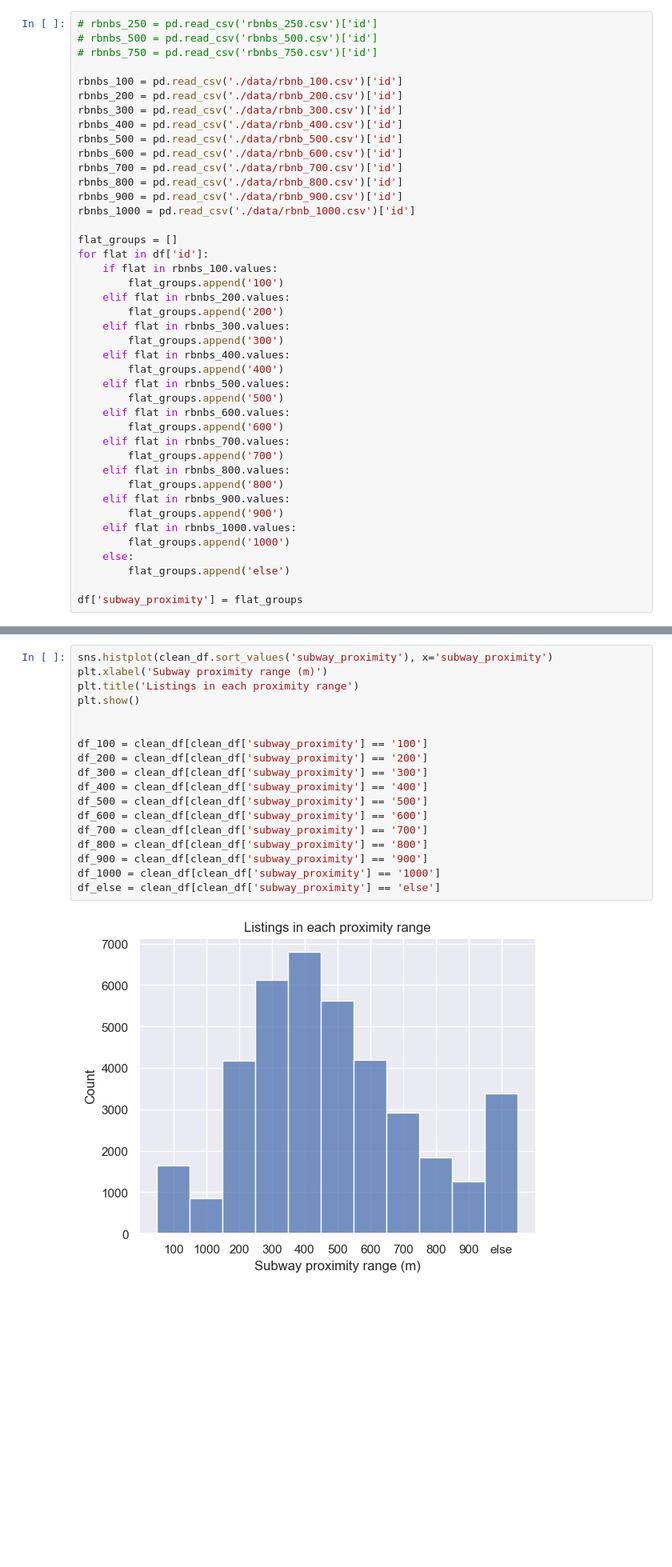
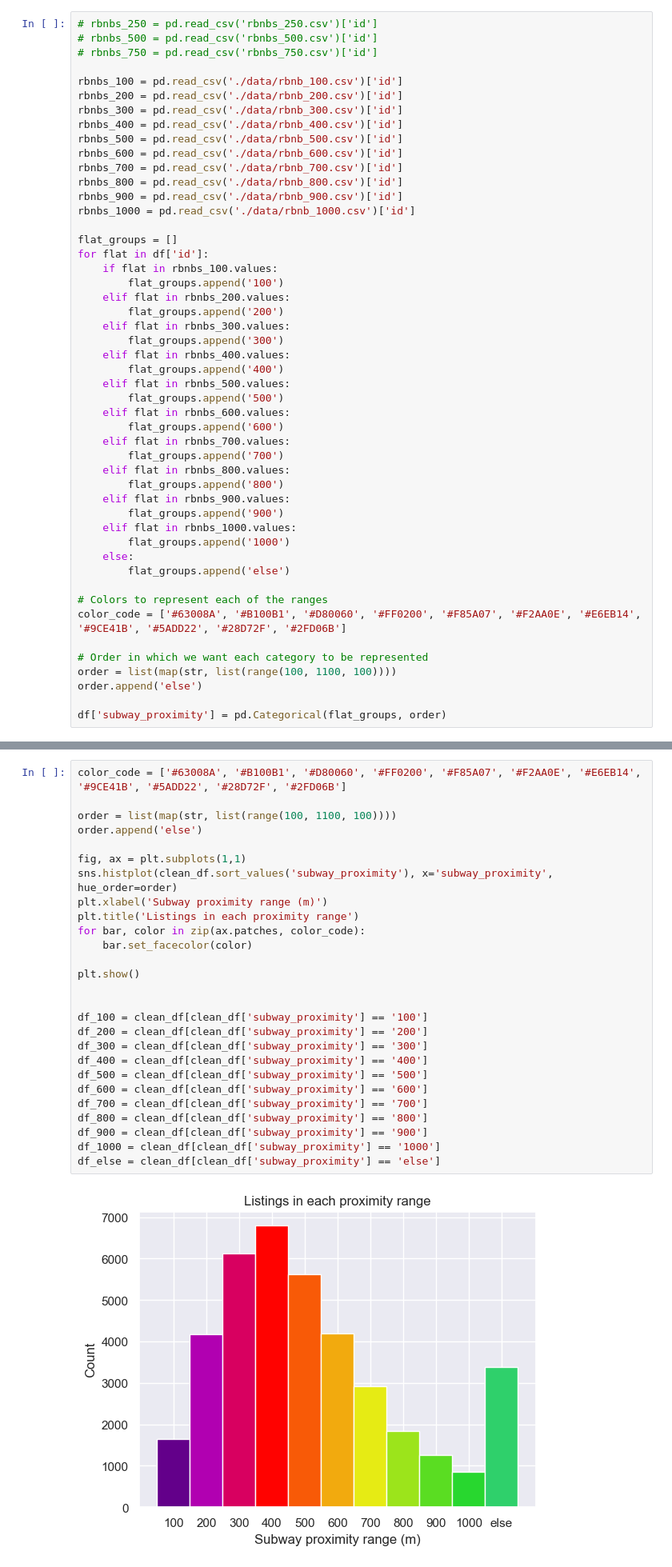
Before and after one commit to Plunksbar/VA-Final_Lab, a Jupyter notebook: data_exploration.ipynb, the cells around one changed output, grey strips where cells are left out. Shown at 80% size. Drawn from its saved outputs; the diff is of its cells as text; blank space fills up the shorter version.

Commit message:
Color-codes

```diff
--- a/data_exploration.ipynb
+++ b/data_exploration.ipynb
@@ -73,4 +73,11 @@ for flat in df['id']:
     else:
         flat_groups.append('else')
 
-df['subway_proximity'] = flat_groups
+# Colors to represent each of the ranges
+color_code = ['#63008A', '#B100B1', '#D80060', '#FF0200', '#F85A07', '#F2AA0E', '#E6EB14', '#9CE41B', '#5ADD22', '#28D72F', '#2FD06B']
+
+# Order in which we want each category to be represented
+order = list(map(str, list(range(100, 1100, 100))))
+order.append('else')
+
+df['subway_proximity'] = pd.Categorical(flat_groups, order)
@@ -310,22 +315,31 @@ clean_df.head(5)
 | 4 | 5022 | Entire Apt: Spacious Studio/Loft ... | 7192 | Laura | Manhattan | East Harlem | 40.79851 | -73.94399 | ... |
 | 5 | 5099 | Large Cozy 1 BR Apartment In Midt... | 7322 | Chris | Manhattan | Murray Hill | 40.74767 | -73.97500 | ... |
 # %%
-sns.histplot(clean_df.sort_values('subway_proximity'), x='subway_proximity')
+color_code = ['#63008A', '#B100B1', '#D80060', '#FF0200', '#F85A07', '#F2AA0E', '#E6EB14', '#9CE41B', '#5ADD22', '#28D72F', '#2FD06B']
+
+order = list(map(str, list(range(100, 1100, 100))))
+order.append('else')
+
+fig, ax = plt.subplots(1,1)
+sns.histplot(clean_df.sort_values('subway_proximity'), x='subway_proximity', hue_order=order)
 plt.xlabel('Subway proximity range (m)')
 plt.title('Listings in each proximity range')
+for bar, color in zip(ax.patches, color_code):
+    bar.set_facecolor(color)
+
 plt.show()
 
 
 df_100 = clean_df[clean_df['subway_proximity'] == '100']
 df_200 = clean_df[clean_df['subway_proximity'] == '200']
 df_300 = clean_df[clean_df['subway_proximity'] == '300']
 df_400 = clean_df[clean_df['subway_proximity'] == '400']
 df_500 = clean_df[clean_df['subway_proximity'] == '500']
 df_600 = clean_df[clean_df['subway_proximity'] == '600']
 df_700 = clean_df[clean_df['subway_proximity'] == '700']
 df_800 = clean_df[clean_df['subway_proximity'] == '800']
 df_900 = clean_df[clean_df['subway_proximity'] == '900']
 df_1000 = clean_df[clean_df['subway_proximity'] == '1000']
 df_else = clean_df[clean_df['subway_proximity'] == 'else']
 # %% [output]
-[figure, old version]
+[figure, new version]
```
Also changed, not shown: parts of 7 cells of this notebook, 2 other files.
